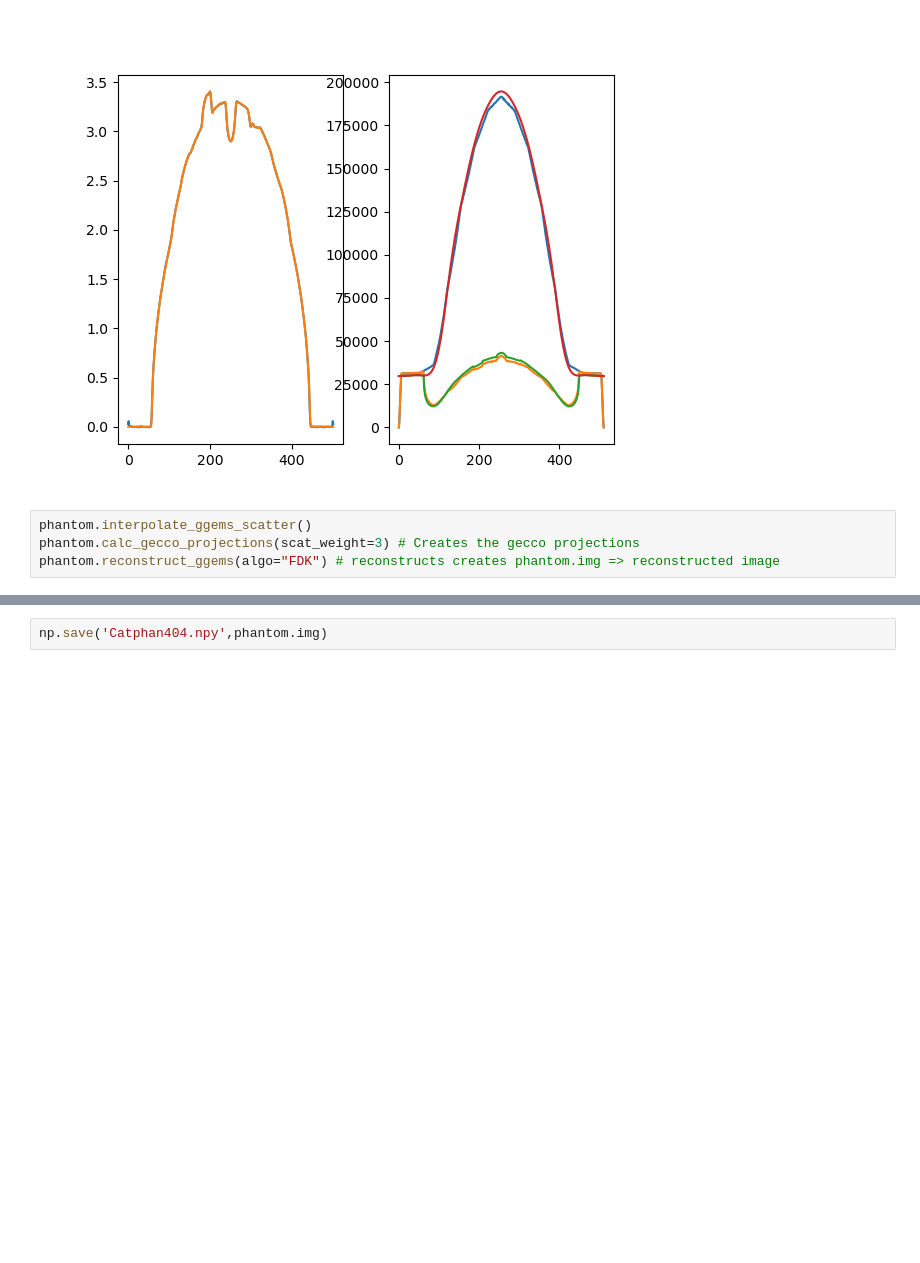
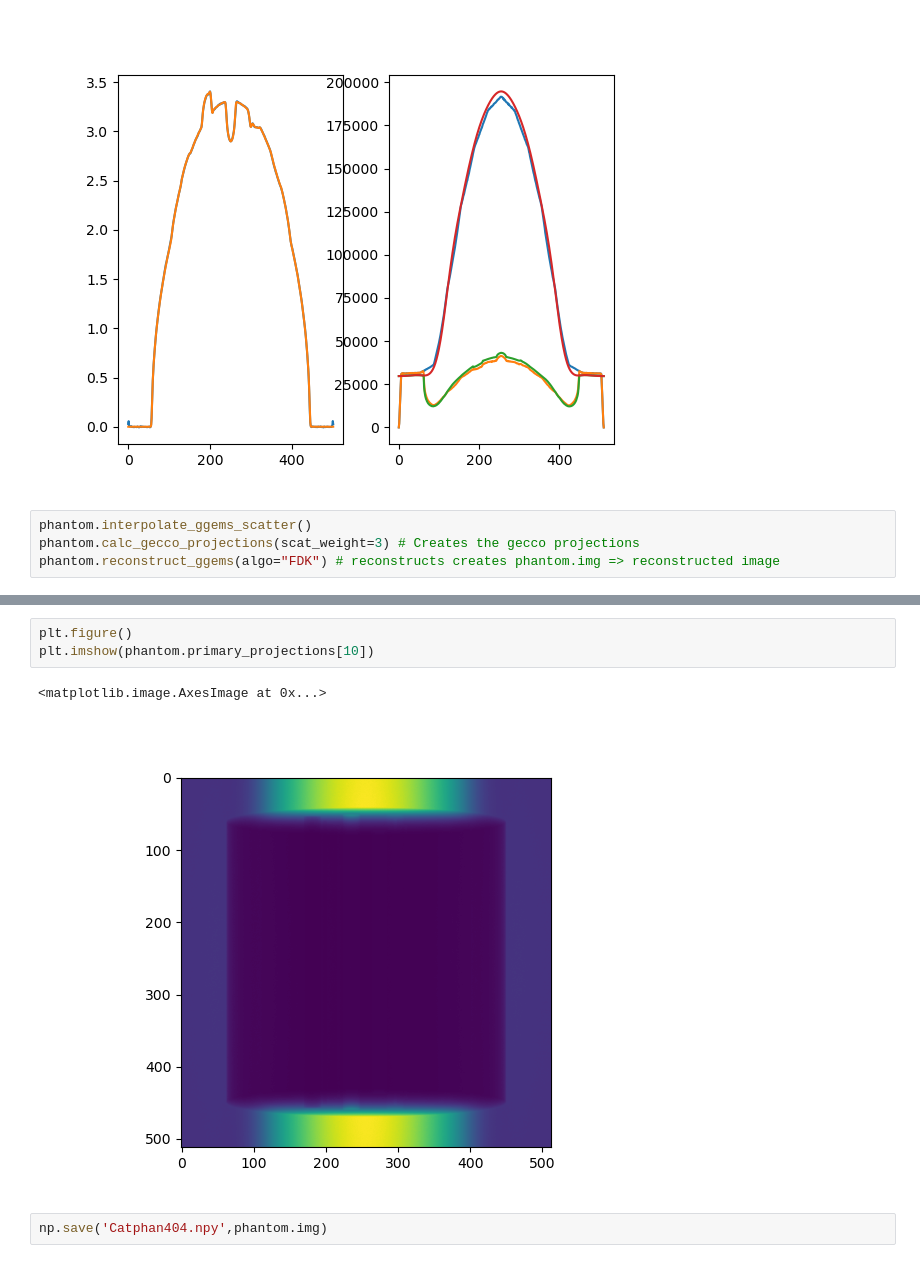
Before and after one commit to jerichooconnell/work-dfci, a Jupyter notebook: 3-jupyter_notebooks_paper/1.1-CNS_patient_paper/4-simulate_from_catphan404.ipynb, the cells around one changed output, grey strips where cells are left out. Drawn from its saved outputs; the diff is of its cells as text; blank space fills up the shorter version.

```diff
--- a/3-jupyter_notebooks_paper/1.1-CNS_patient_paper/4-simulate_from_catphan404.ipynb
+++ b/3-jupyter_notebooks_paper/1.1-CNS_patient_paper/4-simulate_from_catphan404.ipynb
@@ -234,3 +238,9 @@ plt.imshow(1000*(phantom.img[10]-water)/water)
+# %%
+plt.figure()
+plt.imshow(phantom.primary_projections[10])
+# %% [output]
+<matplotlib.image.AxesImage at 0x...>
+[figure, added]
 # %%
 np.save('Catphan404.npy',phantom.img)
 # %%
```
Also changed, not shown: parts of 4 cells of this notebook, 2 other files.
